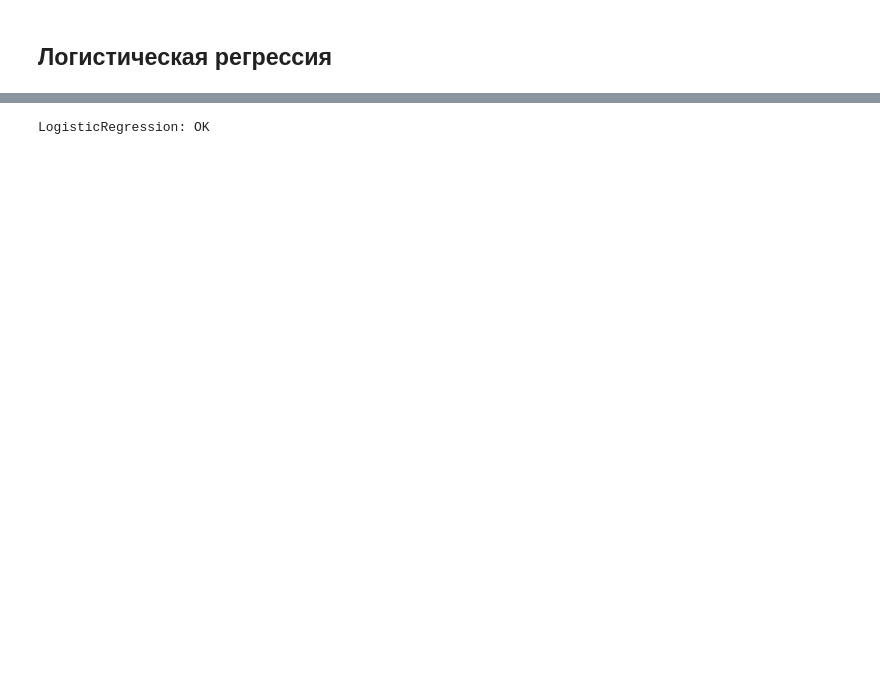
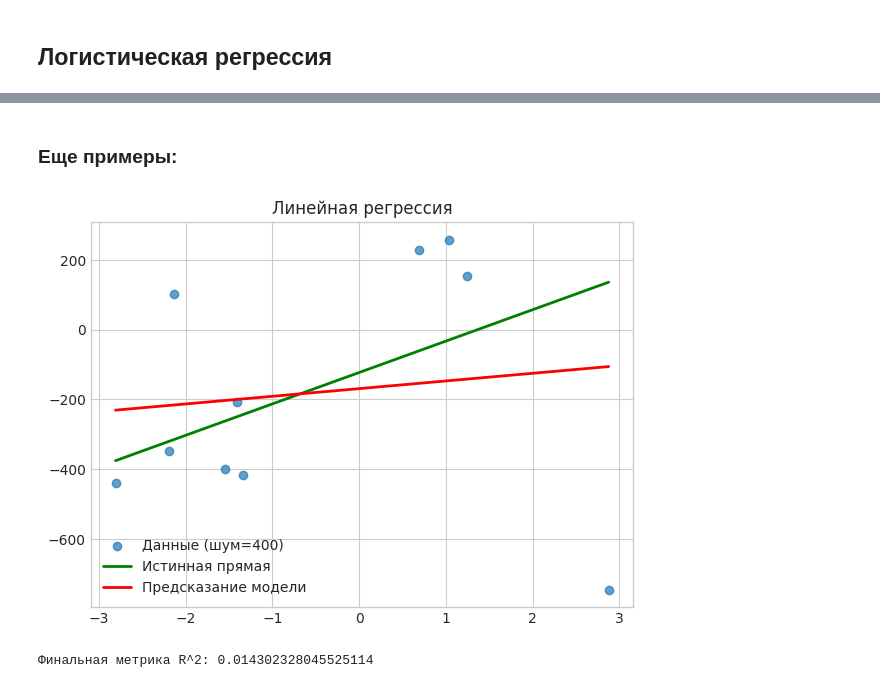
Before and after one commit to PalPalych5/nstu-practice-spring-2026, a Jupyter notebook: students/kudryavcev/lesson2.ipynb, the cells around one changed output, grey strips where cells are left out. Saved outputs shown, nothing was run; the diff lists cells and outputs as text; code cells hidden in the pictures; blank space fills up the shorter version.

```diff
--- a/students/kudryavcev/lesson2.ipynb
+++ b/students/kudryavcev/lesson2.ipynb
@@ -182,12 +179,33 @@ initial_loss = log_history[0][1]
 final_loss = log_history[-1][1]
 initial_acc = log_history[0][2]
 final_acc = log_history[-1][2]
-
-assert final_loss < initial_loss, 'Loss у логистической регрессии не уменьшился'
-assert final_acc > initial_acc, 'Accuracy у логистической регрессии не вырос'
-assert final_acc > 0.9, 'Accuracy слишком низкий для этих данных'
-assert np.all((log_proba >= 0.0) & (log_proba <= 1.0)), 'Вероятности вне диапазона [0, 1]'
-
-print('LogisticRegression: OK')
-# %% [output]
-LogisticRegression: OK
+# %% [markdown]
+### Еще примеры:
+# %%
+n_samples_ext1 = 10
+true_w_ext1 = np.array([90])
+true_b_ext1 = -123.0
+noise_scale_ext1 = 400
+
+x_lin_1d_ext1 = rng.uniform(-3.0, 3.0, size=n_samples_ext1)
+x_lin_ext1 = x_lin_1d_ext1.reshape(-1, 1)
+noise_ext1 = rng.normal(scale=noise_scale_ext1, size=n_samples_ext1)
+y_lin_ext1 = x_lin_ext1[:, 0] * true_w_ext1[0] + true_b_ext1 + noise_ext1
+
+lin_model_ext1 = Exercise.create_linear_model(num_features=1, rng=np.random.default_rng(2))
+lin_history_ext1 = train_with_history(lin_model_ext1, x_lin_ext1, y_lin_ext1, lr=0.05, n_iter=400, every=10)
+lin_pred_ext1 = lin_model_ext1.predict(x_lin_ext1)
+
+order_ext1 = np.argsort(x_lin_ext1[:, 0])
+plt.figure(figsize=(7, 5))
+plt.scatter(x_lin_ext1[:, 0], y_lin_ext1, alpha=0.7, label=f'Данные (шум={noise_scale_ext1})')
+plt.plot(x_lin_ext1[order_ext1, 0], x_lin_ext1[order_ext1, 0] * true_w_ext1[0] + true_b_ext1, color='green', linewidth=2, label='Истинная прямая')
+plt.plot(x_lin_ext1[order_ext1, 0], lin_pred_ext1[order_ext1], color='red', linewidth=2, label='Предсказание модели')
+plt.title('Линейная регрессия')
+plt.legend()
+plt.show()
+
+print('Финальная метрика R^2:', lin_history_ext1[-1][2])
+# %% [output]
+[figure, added]
+Финальная метрика R^2: 0.014302328045525114
```
Also changed, not shown: parts of 10 cells of this notebook.
